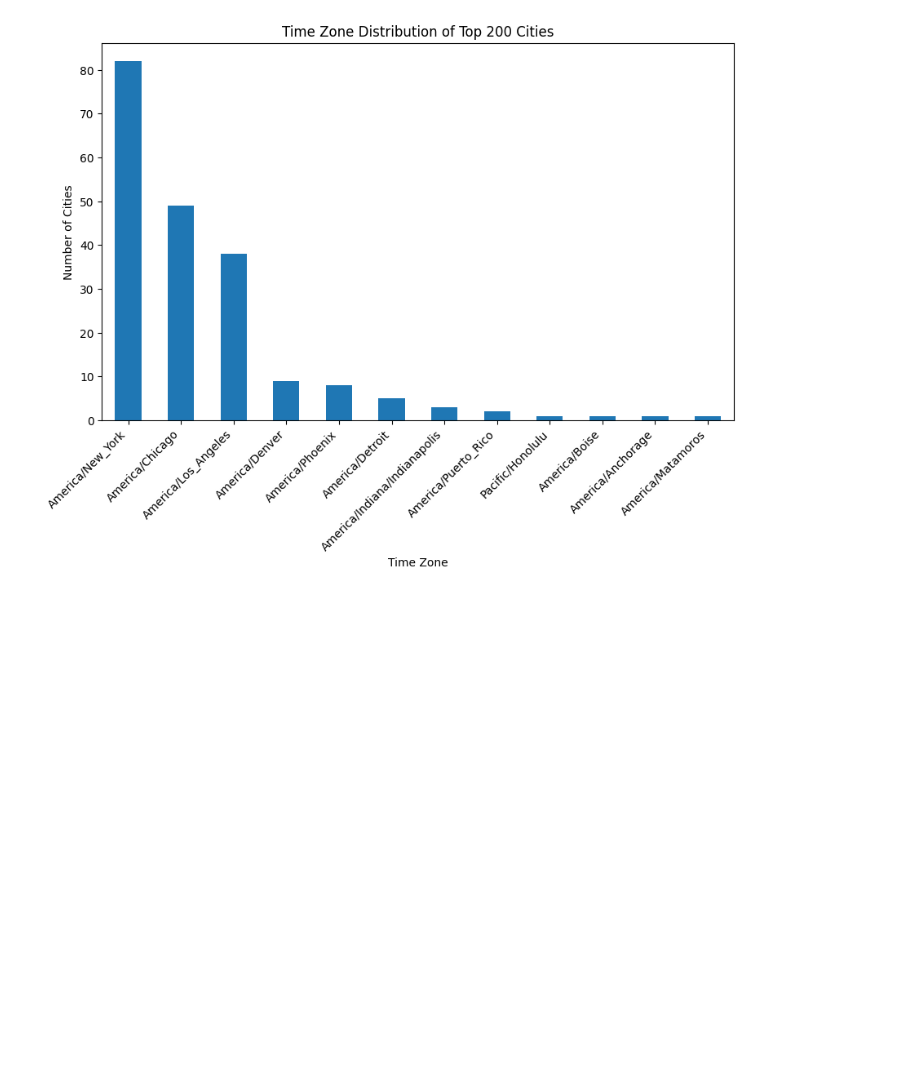
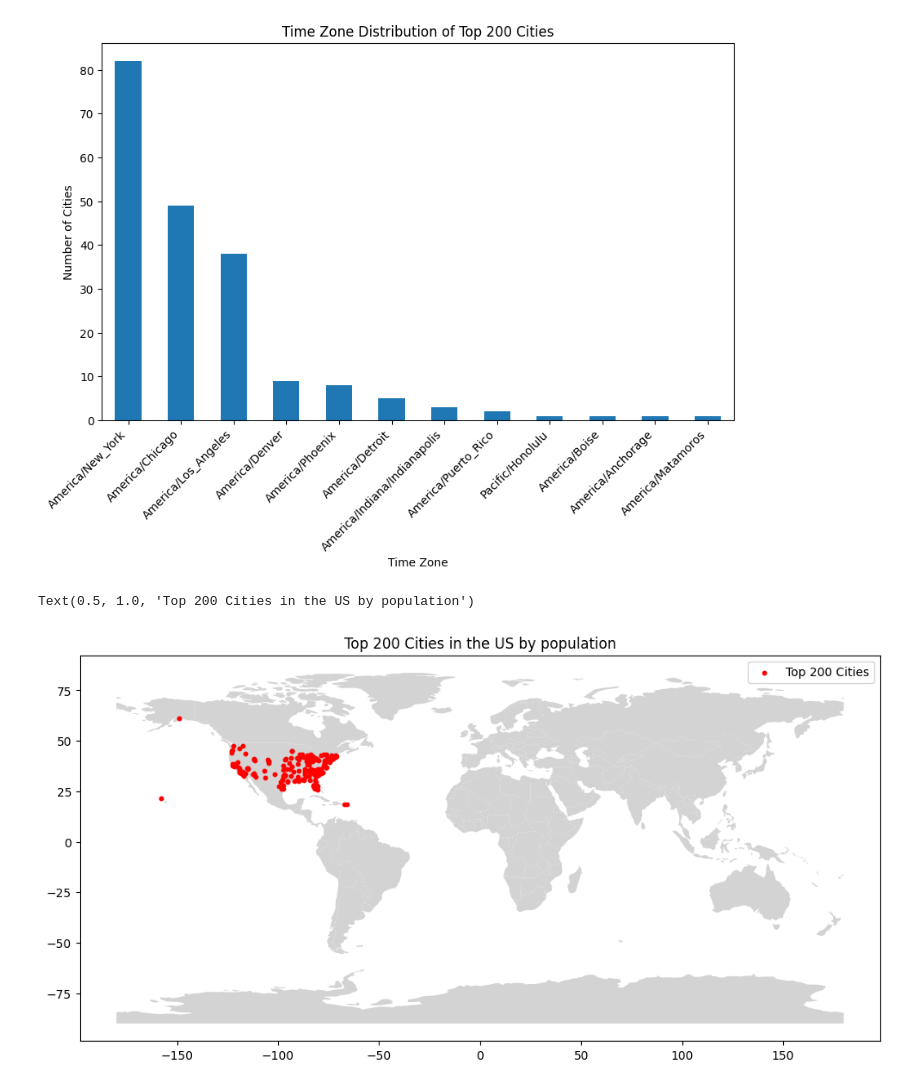
Before and after one commit to Bench-amblee/vscode, a Jupyter notebook: top_cities_notebook.ipynb, the cells around one changed output. Drawn from its saved outputs; the diff is of its cells as text; code cells hidden in the pictures; blank space fills up the shorter version.

```diff
--- a/top_cities_notebook.ipynb
+++ b/top_cities_notebook.ipynb
@@ -36,3 +36,15 @@ plt.xticks(rotation=45, ha='right')
 plt.show()
 # %% [output]
 [figure]
+# %%
+world = gpd.read_file(gpd.datasets.get_path('naturalearth_lowres'))
+cities_gdf = gpd.GeoDataFrame(top_200_cities, geometry=gpd.points_from_xy(top_200_cities.lng, top_200_cities.lat))
+# %%
+ax = world.plot(figsize=(12, 8), color='lightgrey')
+cities_gdf.plot(ax=ax, color='red', markersize=10, label='Top 200 Cities')
+plt.legend()
+
+plt.title('Top 200 Cities in the US by population')
+# %% [output]
+Text(0.5, 1.0, 'Top 200 Cities in the US by population')
+[figure, added]
```
Also changed, not shown: parts of 2 cells of this notebook.
